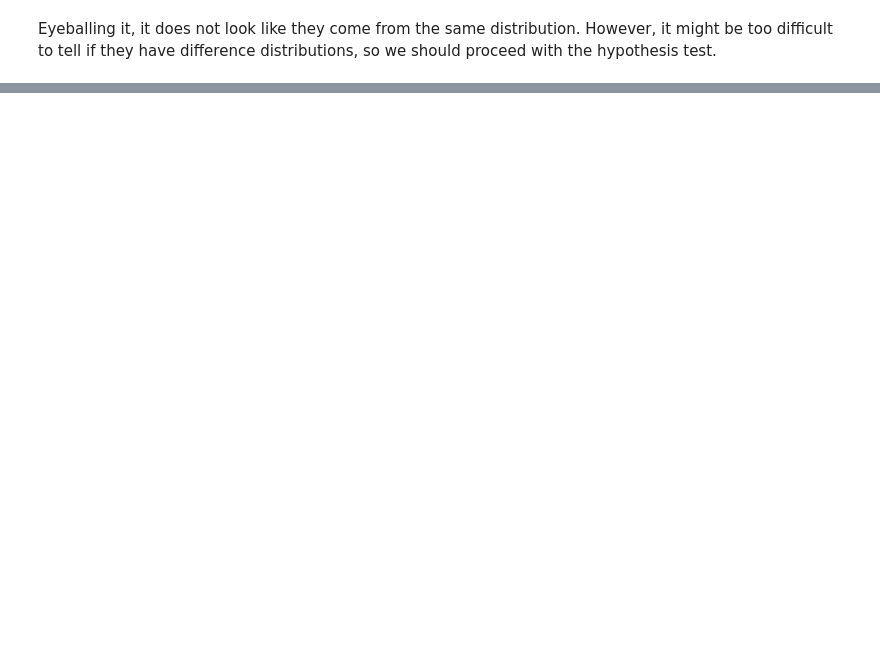
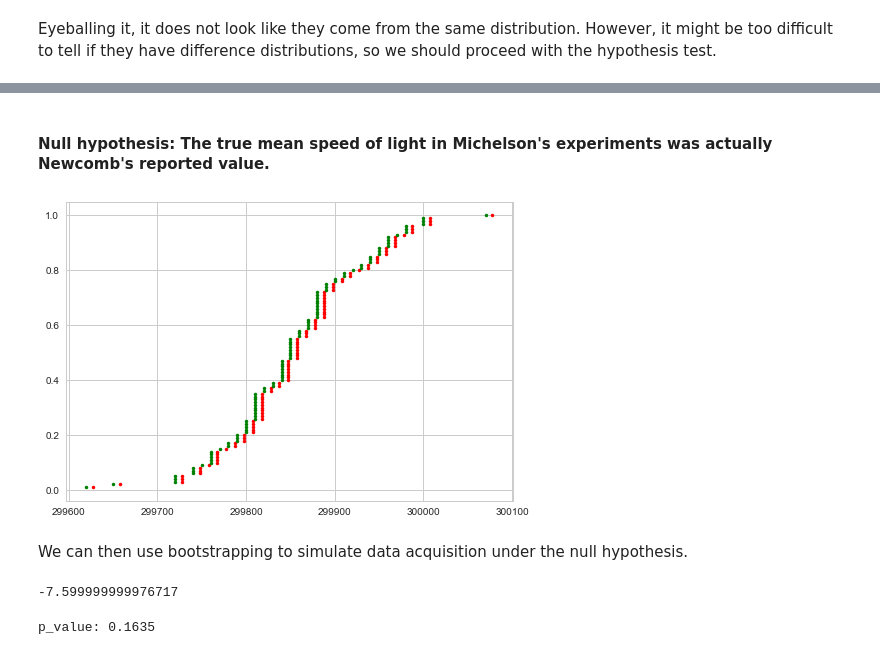
Before and after one commit to iamjz/Python-Data, a Jupyter notebook: StatisticalThinking2.ipynb, the cells around one changed output, grey strips where cells are left out. Saved outputs shown, nothing was run; the diff lists cells and outputs as text; code cells hidden in the pictures; blank space fills up the shorter version.

```diff
--- a/StatisticalThinking2.ipynb
+++ b/StatisticalThinking2.ipynb
@@ -641,0 +695,28 @@ Eyeballing it, it does not look like they come from the same distribution. Howev
+# %% [markdown]
+#### Null hypothesis: The true mean speed of light in Michelson's experiments was actually Newcomb's reported value.
+# %%
+newcomb_value = 299860 # km/s
+
+# shift michelson's data such that its mean matches newcomb's value
+michelson_shifted = speed - np.mean(speed) + newcomb_value
+
+x, y = ecdf(michelson_shifted)
+x2, y2 = ecdf(speed)
+
+_ = plt.plot(x, y, marker = ".", linestyle = "none", color = "red")
+_ = plt.plot(x2, y2,  marker = ".", linestyle = "none", color = "green")
+plt.show()
+# %% [output]
+[figure, added]
+# %% [markdown]
+We can then use bootstrapping to simulate data acquisition under the null hypothesis.
+# %%
+# calculating the test statistic
+
+def diff_from_newcomb(data, newcomb_value = 299860):
+    return np.mean(data) - newcomb_value
+
+diff_obs = diff_from_newcomb(speed)
+print(diff_obs)
+# %% [output]
+-7.599999999976717
@@ -641,0 +725,7 @@ Eyeballing it, it does not look like they come from the same distribution. Howev
+# %%
+p_value = np.sum(bs_replicates <= diff_obs) / 10000
+# in this case, we use <= because the mean from michelson's experiment was less than newcomb's value.
+
+print("p_value:", p_value)
+# %% [output]
+p_value: 0.1635
```
Also changed, not shown: parts of 12 cells of this notebook.
